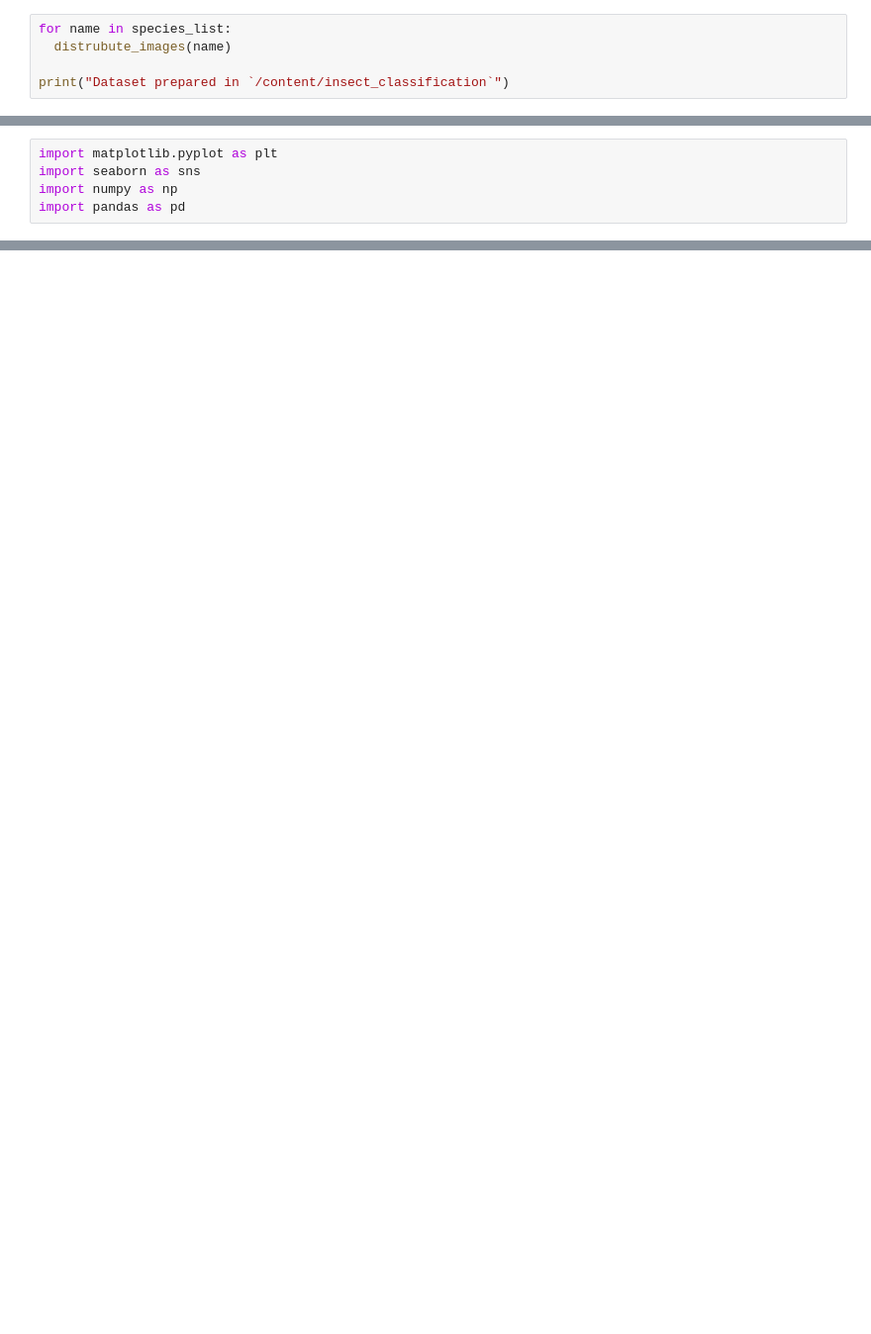
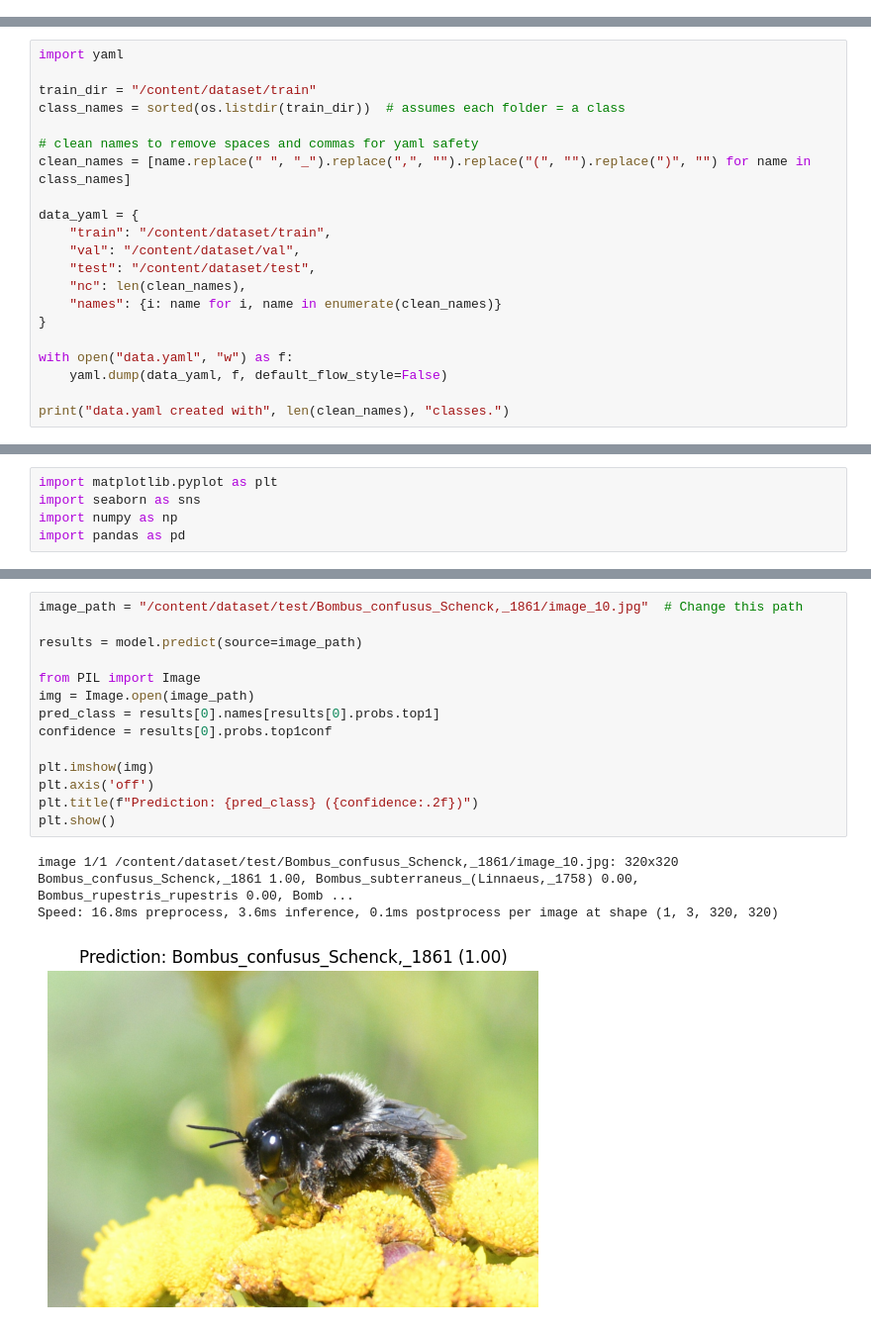
Before and after one commit to Fazlibeqir/Timski-Proekt, a Jupyter notebook: YOLO8.ipynb, the cells around one changed output, grey strips where cells are left out. Shown at 99% size. Cells and saved outputs as stored; diff of their text form; blank space fills up the shorter version.

```diff
--- a/YOLO8.ipynb
+++ b/YOLO8.ipynb
@@ -106,5 +225,0 @@ def distrubute_images(class_name):
-# %%
-for name in species_list:
-  distrubute_images(name)
-
-print("Dataset prepared in `/content/insect_classification`")
@@ -156,0 +315,21 @@ Update Settings with 'yolo settings key=value', i.e. 'yolo settings runs_dir=pat
+# %%
+import yaml
+
+train_dir = "/content/dataset/train"
+class_names = sorted(os.listdir(train_dir))  # assumes each folder = a class
+
+# clean names to remove spaces and commas for yaml safety
+clean_names = [name.replace(" ", "_").replace(",", "").replace("(", "").replace(")", "") for name in class_names]
+
+data_yaml = {
+    "train": "/content/dataset/train",
+    "val": "/content/dataset/val",
+    "test": "/content/dataset/test",
+    "nc": len(clean_names),
+    "names": {i: name for i, name in enumerate(clean_names)}
+}
+
+with open("data.yaml", "w") as f:
+    yaml.dump(data_yaml, f, default_flow_style=False)
+
+print("data.yaml created with", len(clean_names), "classes.")
@@ -312,0 +417,18 @@ cm = confusion_matrix(true_labels, predicted_labels)
+# %%
+image_path = "/content/dataset/test/Bombus_confusus_Schenck,_1861/image_10.jpg"  # Change this path
+
+results = model.predict(source=image_path)
+
+from PIL import Image
+img = Image.open(image_path)
+pred_class = results[0].names[results[0].probs.top1]
+confidence = results[0].probs.top1conf
+
+plt.imshow(img)
+plt.axis('off')
+plt.title(f"Prediction: {pred_class} ({confidence:.2f})")
+plt.show()
+# %% [output]
+image 1/1 /content/dataset/test/Bombus_confusus_Schenck,_1861/image_10.jpg: 320x320 Bombus_confusus_Schenck,_1861 1.00, Bombus_subterraneus_(Linnaeus,_1758) 0.00, Bombus_rupestris_rupestris 0.00, Bomb ...
+Speed: 16.8ms preprocess, 3.6ms inference, 0.1ms postprocess per image at shape (1, 3, 320, 320)
+[figure, added]
```
Also changed, not shown: parts of 56 cells of this notebook.
